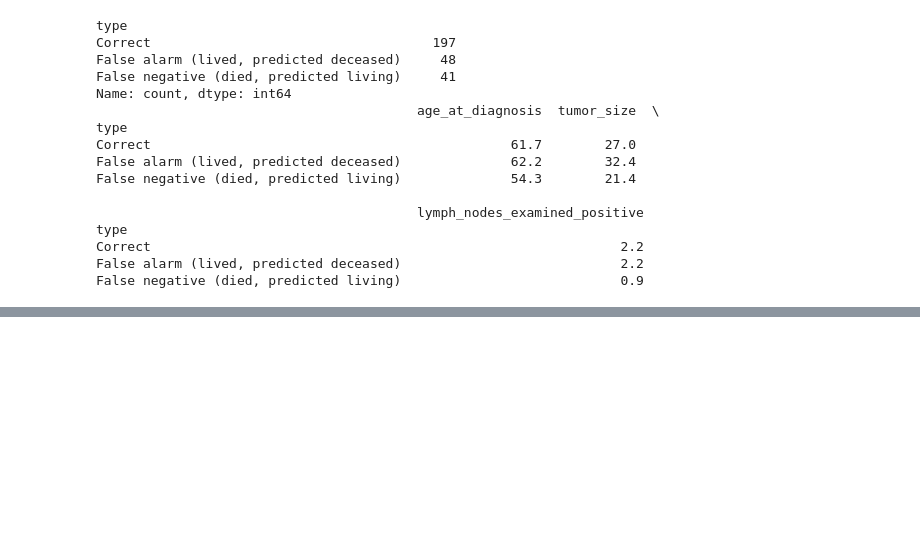
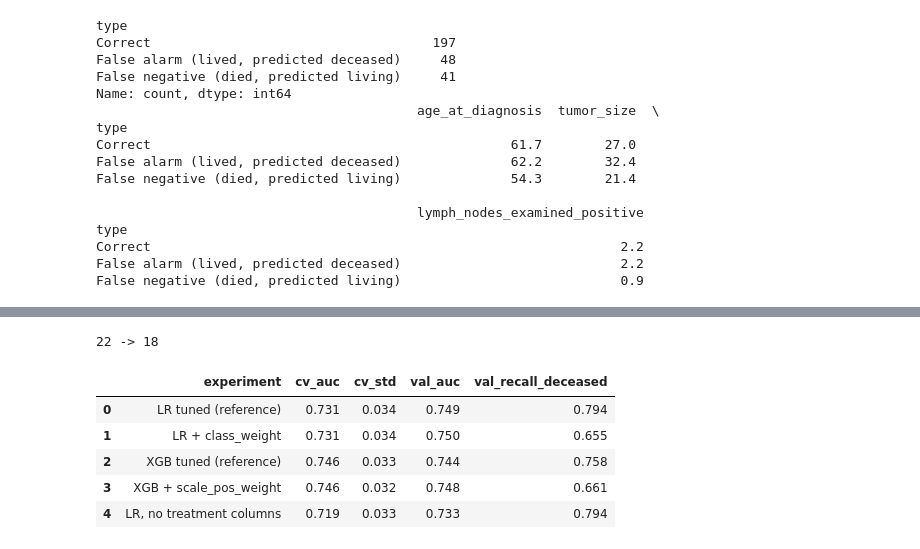
Before and after one commit to ParthHarde/breast-cancer-project, a Jupyter notebook: metabric/01_metabric_data.ipynb, the cells around one changed output, grey strips where cells are left out. Saved outputs shown, nothing was run; the diff lists cells and outputs as text; code cells hidden in the pictures; blank space fills up the shorter version.

```diff
--- a/metabric/01_metabric_data.ipynb
+++ b/metabric/01_metabric_data.ipynb
@@ -899,3 +899,24 @@ type
 Correct                                                            2.2
 False alarm (lived, predicted deceased)                            2.2
 False negative (died, predicted living)                            0.9
+# %%
+import joblib, json
+
+treat = ["chemotherapy", "hormone_therapy", "radio_therapy", "type_of_breast_surgery"]
+spw = (y_train == 0).sum() / (y_train == 1).sum()      # about 1.38, up-weights the living class
+
+def make_prep(num_cols, cat_cols):
+    return ColumnTransformer([("num", num_pipe, num_cols),
+                              ("cat", cat_pipe, cat_cols)], sparse_threshold=0)
+
+def run_exp(label, pipe, feats, Xa, ya, Xb, yb):
+    cvs = cross_val_score(pipe, Xa[feats], ya, cv=cv5, scoring="roc_auc", n_jobs=-1)  # train data only
+    pipe.fit(Xa[feats], ya)
+    pv = pipe.predict_proba(Xb[feats])[:, 1]                                          # validation
+    log_result(label, yb, pv, "web (clinical only)", "validation")
+    return {"experiment": label,
+            "cv_auc": round(cvs.mean(), 3), "cv_std": round(cvs.std(), 3),
+            "val_auc": round(roc_auc_score(yb, pv), 3),
+            "val_recall_deceased": round(recall_score(yb, (pv >= 0.5).astype(int), pos_label=0), 3)}
+
+rows = []
@@ -901,0 +938,19 @@ False negative (died, predicted living)                            0.9
+# %%
+nt_num = [c for c in web_num if c not in treat]
+nt_cat = [c for c in web_cat if c not in treat]
+nt_features = nt_num + nt_cat
+print(len(web_features), "->", len(nt_features))
+
+pipe_nt = Pipeline([("prep", make_prep(nt_num, nt_cat)),
+                    ("model", clone(grid_lr.best_estimator_.named_steps["model"]))])
+rows.append(run_exp("LR, no treatment columns", pipe_nt, nt_features,
+                    X_train, y_train, X_val, y_val))
+pd.DataFrame(rows)
+# %% [output]
+22 -> 18
+|  | experiment | cv_auc | cv_std | val_auc | val_recall_deceased |
+| 0 | LR tuned (reference) | 0.731 | 0.034 | 0.749 | 0.794 |
+| 1 | LR + class_weight | 0.731 | 0.034 | 0.750 | 0.655 |
+| 2 | XGB tuned (reference) | 0.746 | 0.033 | 0.744 | 0.758 |
+| 3 | XGB + scale_pos_weight | 0.746 | 0.032 | 0.748 | 0.661 |
+| 4 | LR, no treatment columns | 0.719 | 0.033 | 0.733 | 0.794 |
```
Also changed, not shown: parts of 16 cells of this notebook.
